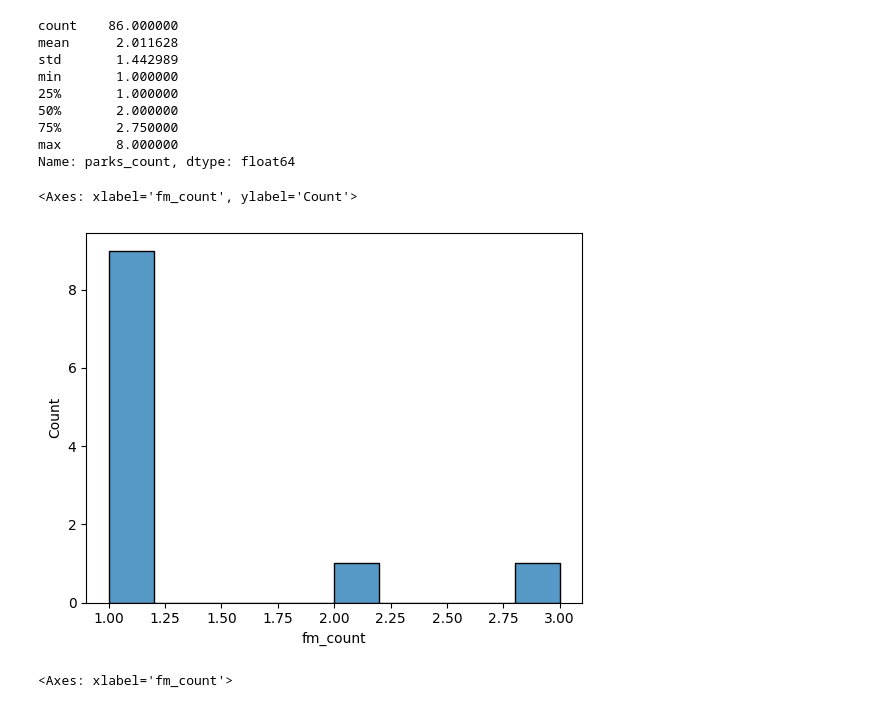
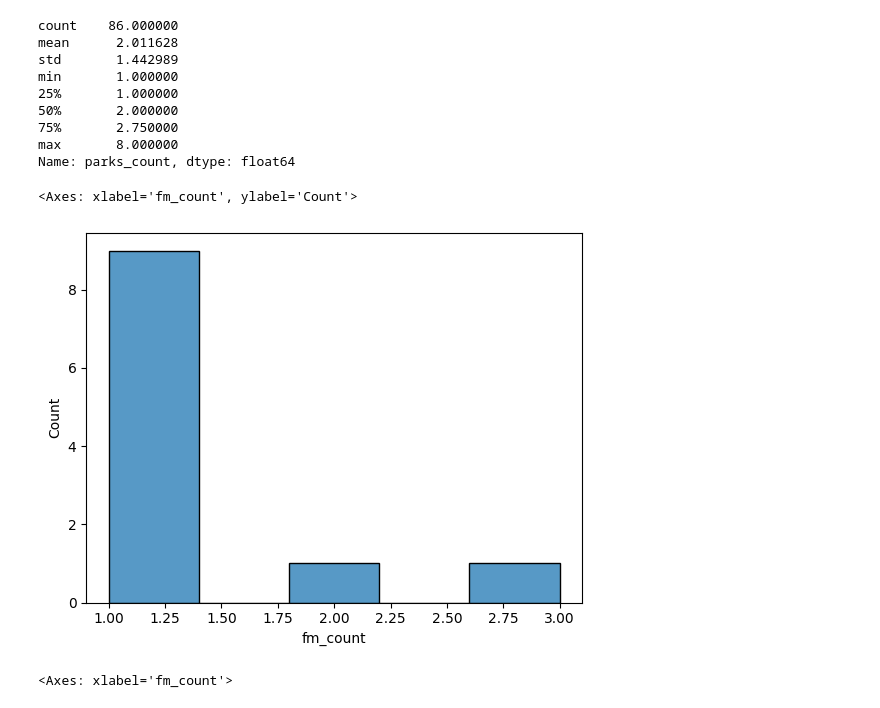
Before and after one commit to andrewnoonan2004/INFSCI-0510, a Jupyter notebook: final-project.ipynb, the cells around one changed output. Cells and saved outputs as stored; diff of their text form; code cells hidden in the pictures.

```diff
--- a/final-project.ipynb
+++ b/final-project.ipynb
@@ -325,10 +395,10 @@ min       1.000000
 max       8.000000
 Name: parks_count, dtype: float64
 # %%
-sns.histplot(data=num_farmers_markets, x=num_farmers_markets['fm_count'], bins=10)
+sns.histplot(data=num_farmers_markets, x=num_farmers_markets['fm_count'])
 # %% [output]
 <Axes: xlabel='fm_count', ylabel='Count'>
-[figure, old version]
+[figure, new version]
 # %%
 sns.boxplot(data=num_farmers_markets, x='fm_count')
 # %% [output]
```
Also changed, not shown: parts of 36 cells of this notebook, 1 other file.
